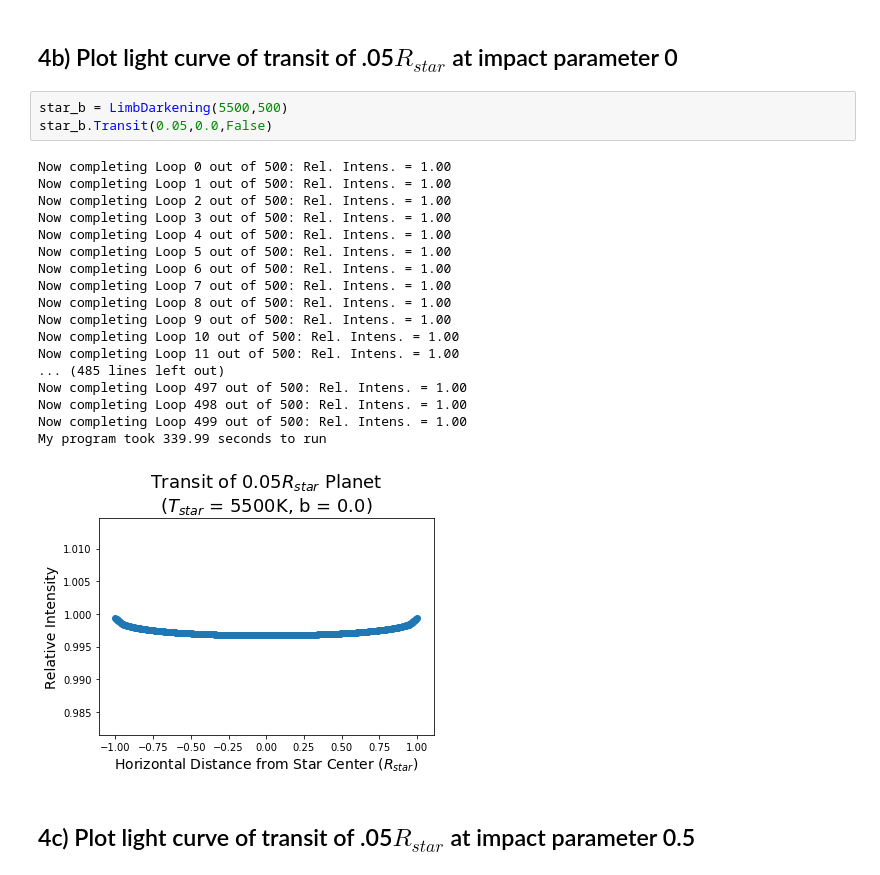
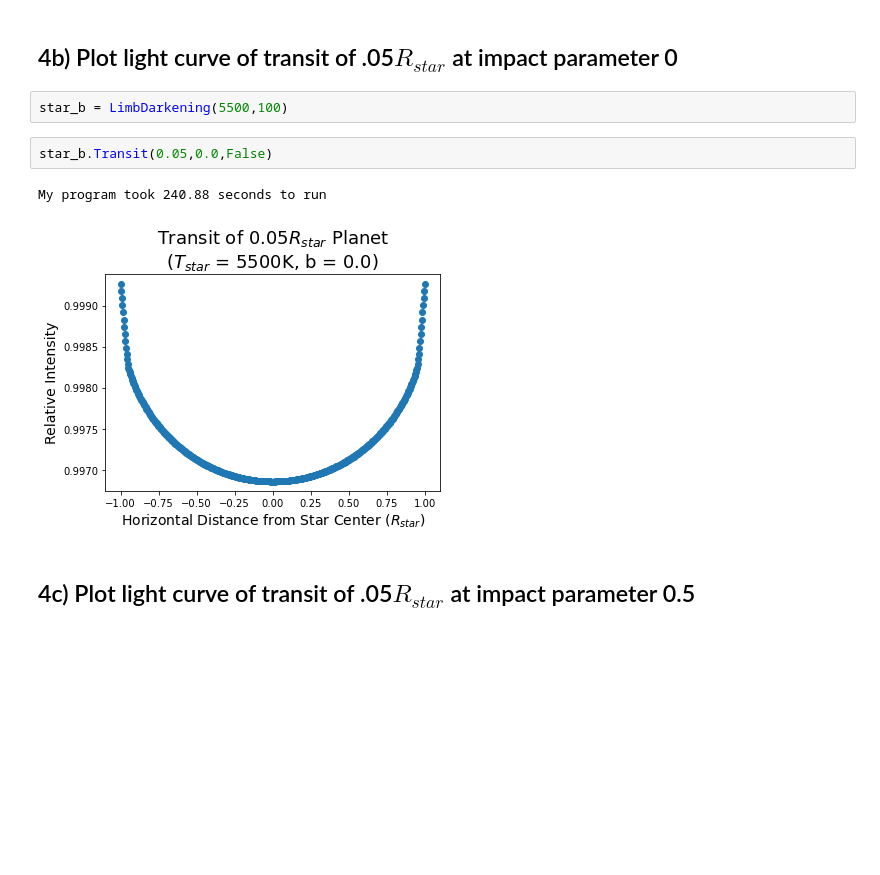
Before and after one commit to jlilly364/ASTR5490, a Jupyter notebook: HW3/PlanetsHW3.ipynb, the cells around one changed output. Saved outputs shown, nothing was run; the diff lists cells and outputs as text; blank space fills up the shorter version.

```diff
--- a/HW3/PlanetsHW3.ipynb
+++ b/HW3/PlanetsHW3.ipynb
@@ -211,28 +222,13 @@ x,y,intensities = star.Star(1000)
 [figure]
 # %% [markdown]
 ## 4b) Plot light curve of transit of .05$R_{star}$ at impact parameter 0
+# %%
+star_b = LimbDarkening(5500,100)
 # %%
-star_b = LimbDarkening(5500,500)
 star_b.Transit(0.05,0.0,False)
 # %% [output]
-Now completing Loop 0 out of 500: Rel. Intens. = 1.00
-Now completing Loop 1 out of 500: Rel. Intens. = 1.00
-Now completing Loop 2 out of 500: Rel. Intens. = 1.00
-Now completing Loop 3 out of 500: Rel. Intens. = 1.00
-Now completing Loop 4 out of 500: Rel. Intens. = 1.00
-Now completing Loop 5 out of 500: Rel. Intens. = 1.00
-Now completing Loop 6 out of 500: Rel. Intens. = 1.00
-Now completing Loop 7 out of 500: Rel. Intens. = 1.00
-Now completing Loop 8 out of 500: Rel. Intens. = 1.00
-Now completing Loop 9 out of 500: Rel. Intens. = 1.00
-Now completing Loop 10 out of 500: Rel. Intens. = 1.00
-Now completing Loop 11 out of 500: Rel. Intens. = 1.00
-... (485 lines left out)
-Now completing Loop 497 out of 500: Rel. Intens. = 1.00
-Now completing Loop 498 out of 500: Rel. Intens. = 1.00
-Now completing Loop 499 out of 500: Rel. Intens. = 1.00
-My program took 339.99 seconds to run
+My program took 240.88 seconds to run
-[figure, old version]
+[figure, new version]
 # %% [markdown]
 ## 4c) Plot light curve of transit of .05$R_{star}$ at impact parameter 0.5
 # %%
```
Also changed, not shown: parts of 22 cells of this notebook, 7 other files.
